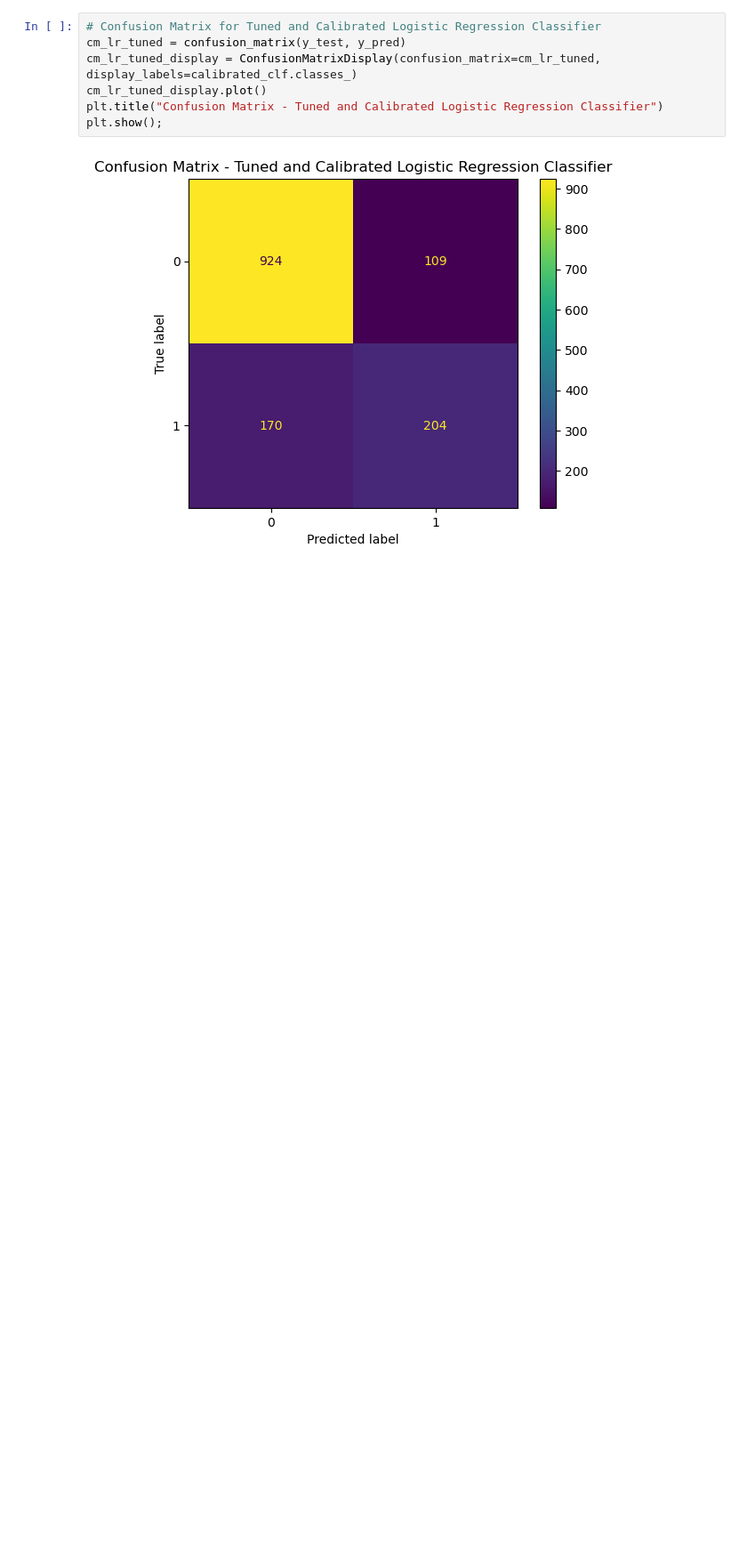
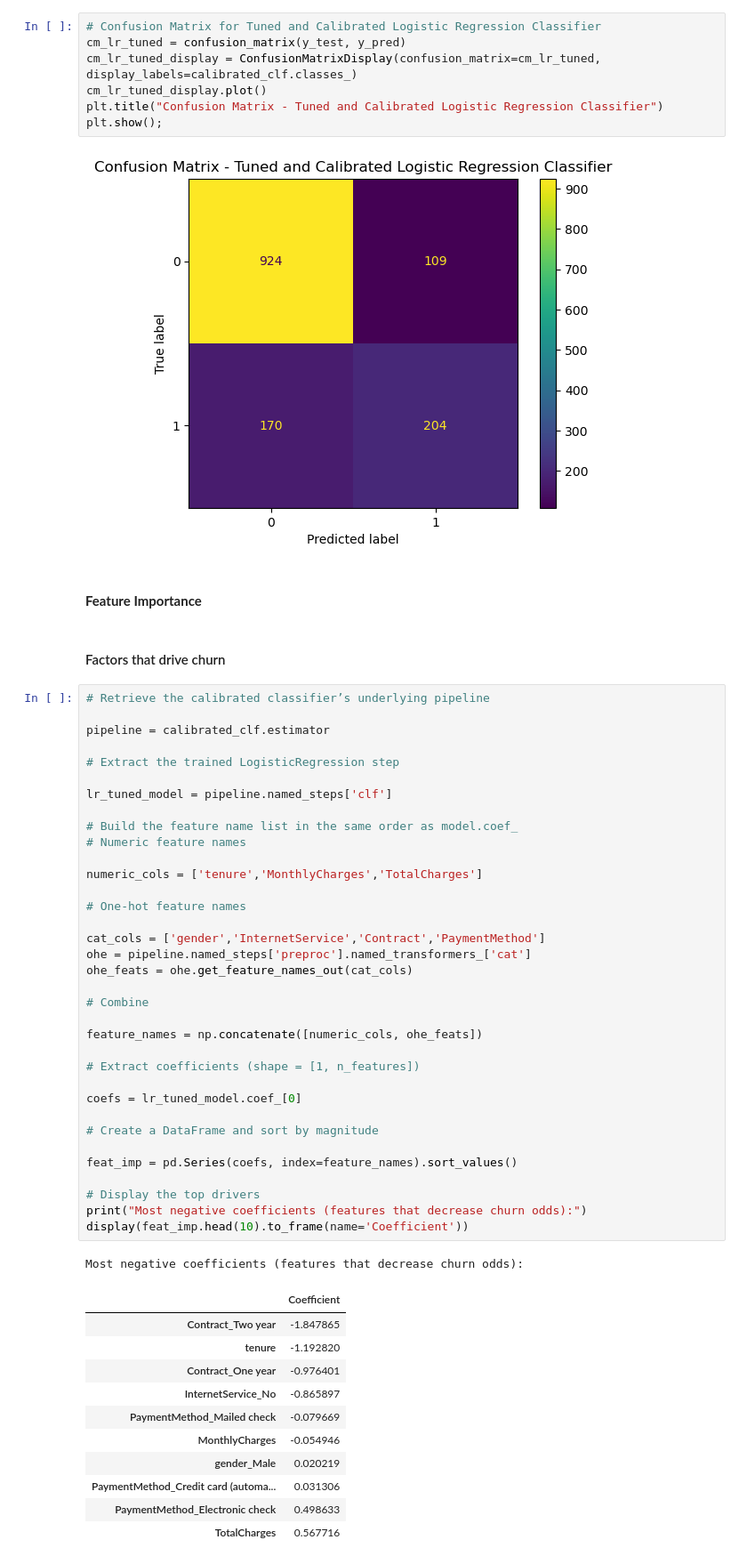
Before and after one commit to Daniel-Muruthi/telecom-churn-prediction, a Jupyter notebook: index.ipynb, the cells around one changed output. Shown: that part at 89% size. Cells and saved outputs as stored; diff of their text form; blank space fills up the shorter version.

```diff
--- a/index.ipynb
+++ b/index.ipynb
@@ -721,3 +722,55 @@ plt.title("Confusion Matrix - Tuned and Calibrated Logistic Regression Classifie
 plt.show();
 # %% [output]
 [figure]
+# %% [markdown]
+#### **Feature Importance**
+# %% [markdown]
+#### Factors that drive churn
+# %%
+# Retrieve the calibrated classifier’s underlying pipeline
+
+pipeline = calibrated_clf.estimator
+
+# Extract the trained LogisticRegression step
+
+lr_tuned_model = pipeline.named_steps['clf']
+
+# Build the feature name list in the same order as model.coef_
+# Numeric feature names
+
+numeric_cols = ['tenure','MonthlyCharges','TotalCharges']
+
+# One-hot feature names
+
+cat_cols = ['gender','InternetService','Contract','PaymentMethod']
+ohe = pipeline.named_steps['preproc'].named_transformers_['cat']
+ohe_feats = ohe.get_feature_names_out(cat_cols)
+
+# Combine
+
+feature_names = np.concatenate([numeric_cols, ohe_feats])
+
+# Extract coefficients (shape = [1, n_features])
+
+coefs = lr_tuned_model.coef_[0]
+
+# Create a DataFrame and sort by magnitude
+
+feat_imp = pd.Series(coefs, index=feature_names).sort_values()
+
+# Display the top drivers
+print("Most negative coefficients (features that decrease churn odds):")
+display(feat_imp.head(10).to_frame(name='Coefficient'))
+# %% [output]
+Most negative coefficients (features that decrease churn odds):
+|  | Coefficient |
+| Contract_Two year | -1.847865 |
+| tenure | -1.192820 |
+| Contract_One year | -0.976401 |
+| InternetService_No | -0.865897 |
+| PaymentMethod_Mailed check | -0.079669 |
+| MonthlyCharges | -0.054946 |
+| gender_Male | 0.020219 |
+| PaymentMethod_Credit card (automa... | 0.031306 |
+| PaymentMethod_Electronic check | 0.498633 |
+| TotalCharges | 0.567716 |
```
Also changed, not shown: parts of 7 cells of this notebook.
